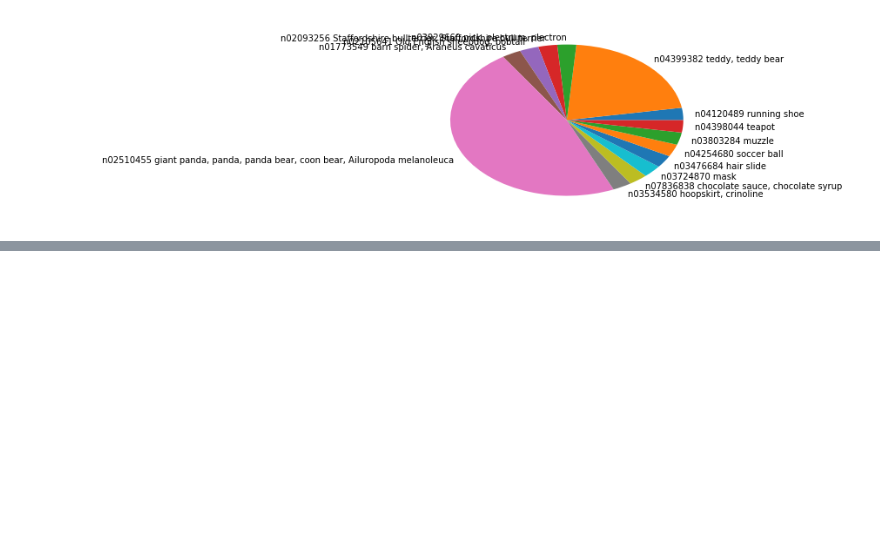
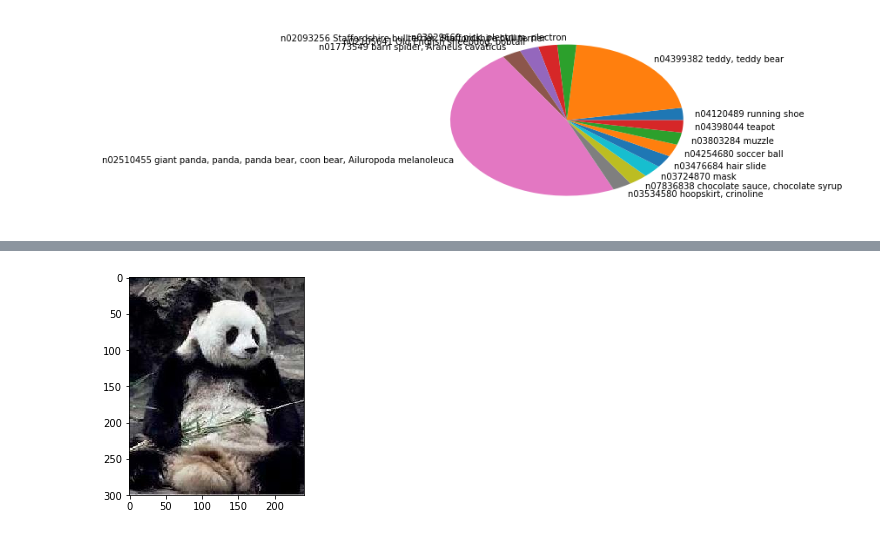
Before and after one commit to vitessedata/quicksetup, a Jupyter notebook: docker/nb/googlenet.ipynb, the cells around one changed output, grey strips where cells are left out. Cells and saved outputs as stored; diff of their text form; code cells hidden in the pictures; blank space fills up the shorter version.

```diff
--- a/docker/nb/googlenet.ipynb
+++ b/docker/nb/googlenet.ipynb
@@ -148,0 +221,8 @@ pc.draw()
+# %%
+# Now, display a few images that we found.
+panda = cv2.imread("/home/mluser/quicksetup/u16.alveo/xdrive/images/101_ObjectCategories/panda/image_0014.jpg")
+panda = cv2.cvtColor(panda, cv2.COLOR_BGR2RGB)
+plt.imshow(panda)
+plt.show()
+# %% [output]
+[figure, added]
```
Also changed, not shown: parts of 9 cells of this notebook, 4 other files.
